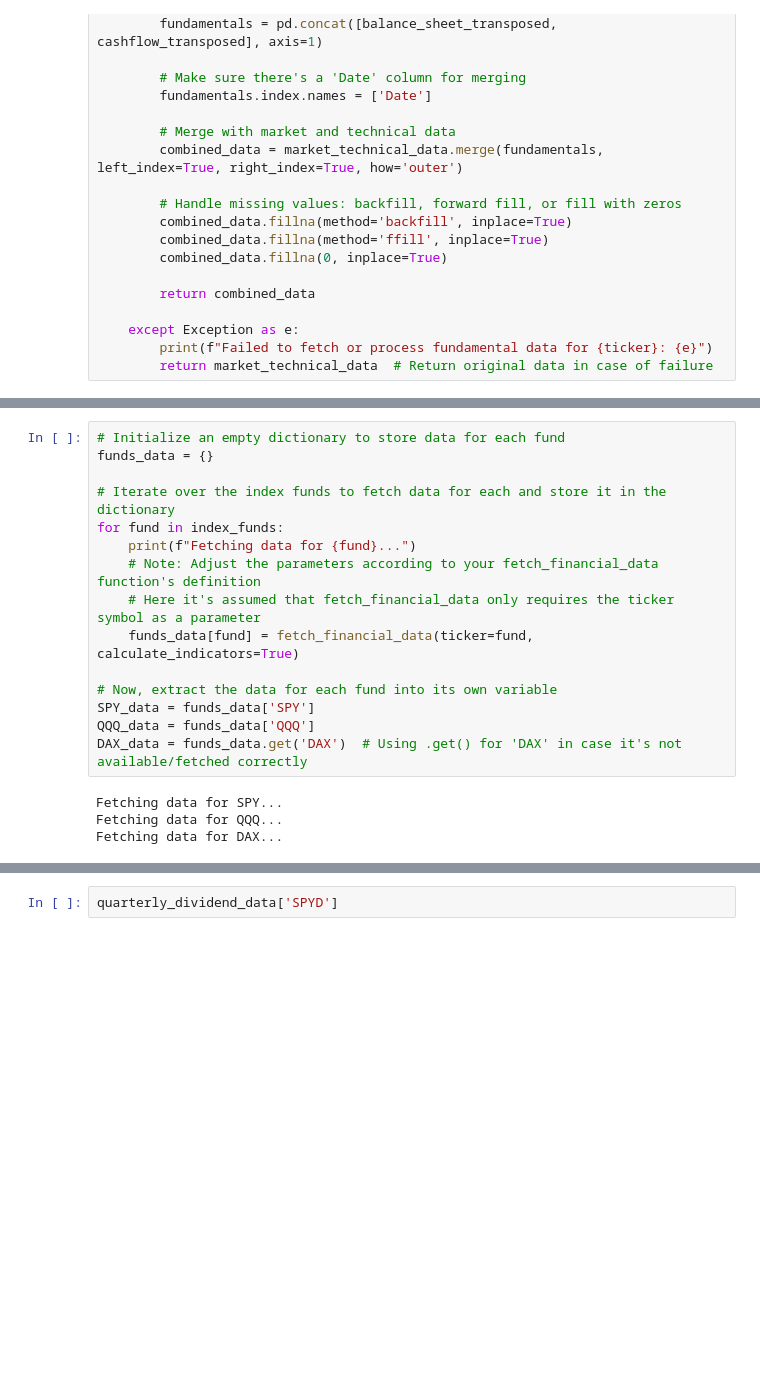
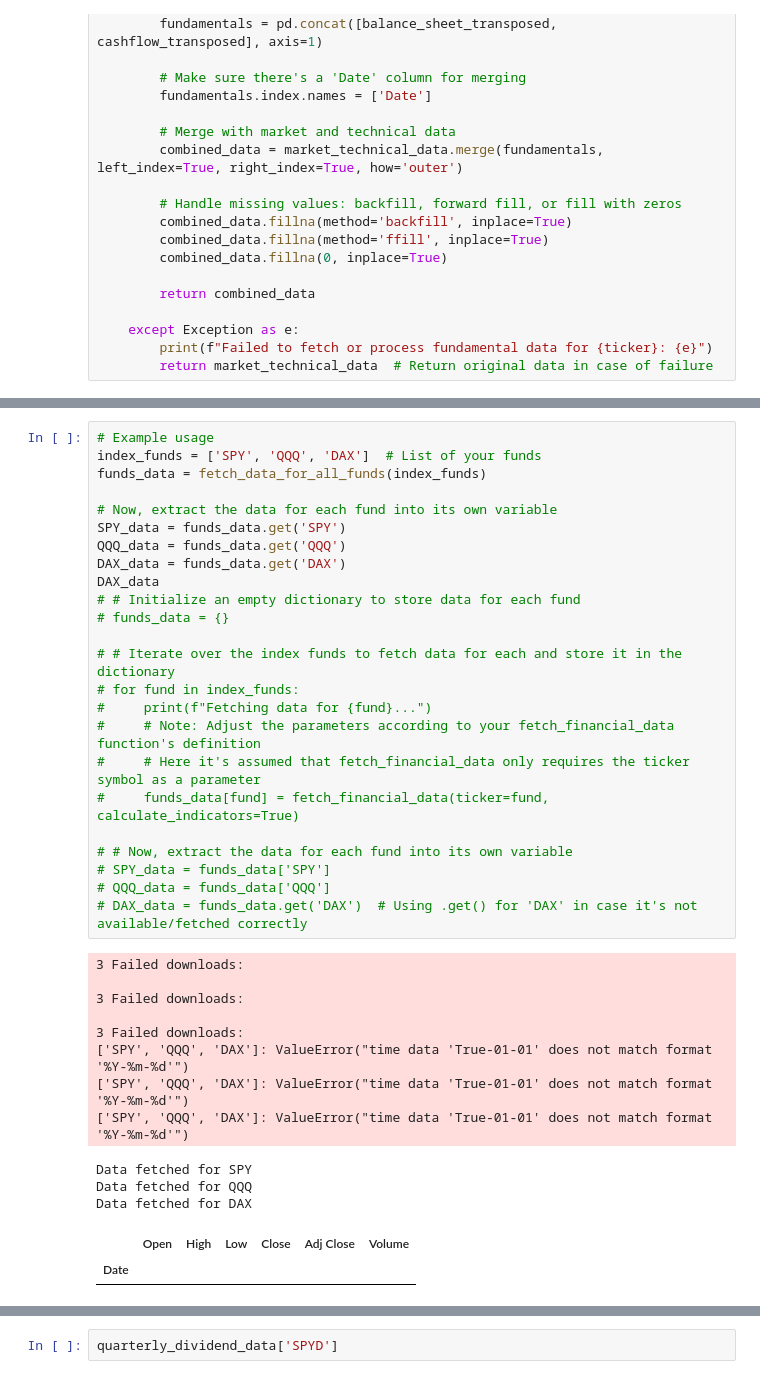
Before and after one commit to HansUXdev/DSportfolio, a Jupyter notebook: QuantitativeFinance/Portfolio/PortfolioStudy.ipynb, the cells around one changed output, grey strips where cells are left out. Drawn from its saved outputs; the diff is of its cells as text; blank space fills up the shorter version.

```diff
--- a/QuantitativeFinance/Portfolio/PortfolioStudy.ipynb
+++ b/QuantitativeFinance/Portfolio/PortfolioStudy.ipynb
@@ -295,24 +298,43 @@ def fetch_financial_data(ticker='SPY', start_year=1993, end_year=None, interval=
                 print("Data download failed or returned an empty DataFrame.")
     return data
 # %%
-# Initialize an empty dictionary to store data for each fund
-funds_data = {}
-
-# Iterate over the index funds to fetch data for each and store it in the dictionary
-for fund in index_funds:
-    print(f"Fetching data for {fund}...")
-    # Note: Adjust the parameters according to your fetch_financial_data function's definition
-    # Here it's assumed that fetch_financial_data only requires the ticker symbol as a parameter
-    funds_data[fund] = fetch_financial_data(ticker=fund, calculate_indicators=True)
+# Example usage
+index_funds = ['SPY', 'QQQ', 'DAX']  # List of your funds
+funds_data = fetch_data_for_all_funds(index_funds)
 
 # Now, extract the data for each fund into its own variable
-SPY_data = funds_data['SPY']
-QQQ_data = funds_data['QQQ']
-DAX_data = funds_data.get('DAX')  # Using .get() for 'DAX' in case it's not available/fetched correctly
+SPY_data = funds_data.get('SPY')
+QQQ_data = funds_data.get('QQQ')
+DAX_data = funds_data.get('DAX')
+DAX_data
+# # Initialize an empty dictionary to store data for each fund
+# funds_data = {}
+
+# # Iterate over the index funds to fetch data for each and store it in the dictionary
+# for fund in index_funds:
+#     print(f"Fetching data for {fund}...")
+#     # Note: Adjust the parameters according to your fetch_financial_data function's definition
+#     # Here it's assumed that fetch_financial_data only requires the ticker symbol as a parameter
+#     funds_data[fund] = fetch_financial_data(ticker=fund, calculate_indicators=True)
+
+# # Now, extract the data for each fund into its own variable
+# SPY_data = funds_data['SPY']
+# QQQ_data = funds_data['QQQ']
+# DAX_data = funds_data.get('DAX')  # Using .get() for 'DAX' in case it's not available/fetched correctly
 # %% [output]
-Fetching data for SPY...
-Fetching data for QQQ...
-Fetching data for DAX...
+3 Failed downloads:
+
+3 Failed downloads:
+
+3 Failed downloads:
+['SPY', 'QQQ', 'DAX']: ValueError("time data 'True-01-01' does not match format '%Y-%m-%d'")
+['SPY', 'QQQ', 'DAX']: ValueError("time data 'True-01-01' does not match format '%Y-%m-%d'")
+['SPY', 'QQQ', 'DAX']: ValueError("time data 'True-01-01' does not match format '%Y-%m-%d'")
+Data fetched for SPY
+Data fetched for QQQ
+Data fetched for DAX
+|  | Open | High | Low | Close | Adj Close | Volume |
+| Date |  |  |  |  |  |  |
 # %%
 # Initialize an empty dictionary to store data for each ETF
 etfs_data = {}
```
Also changed, not shown: parts of 6 cells of this notebook.
